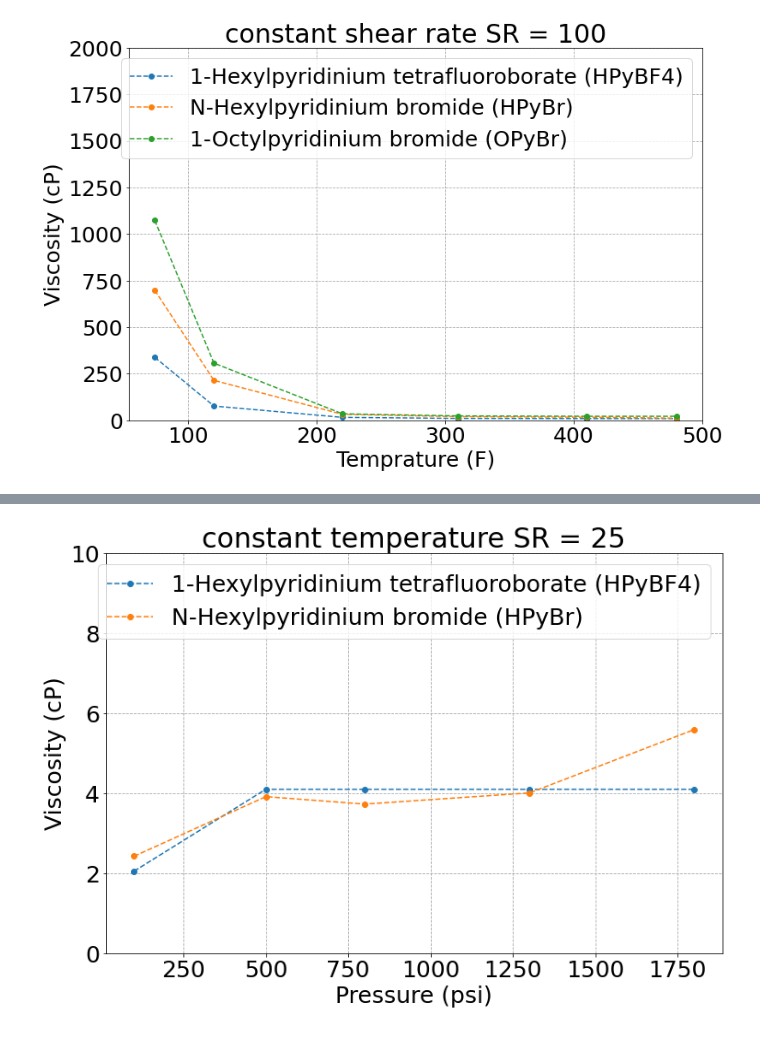
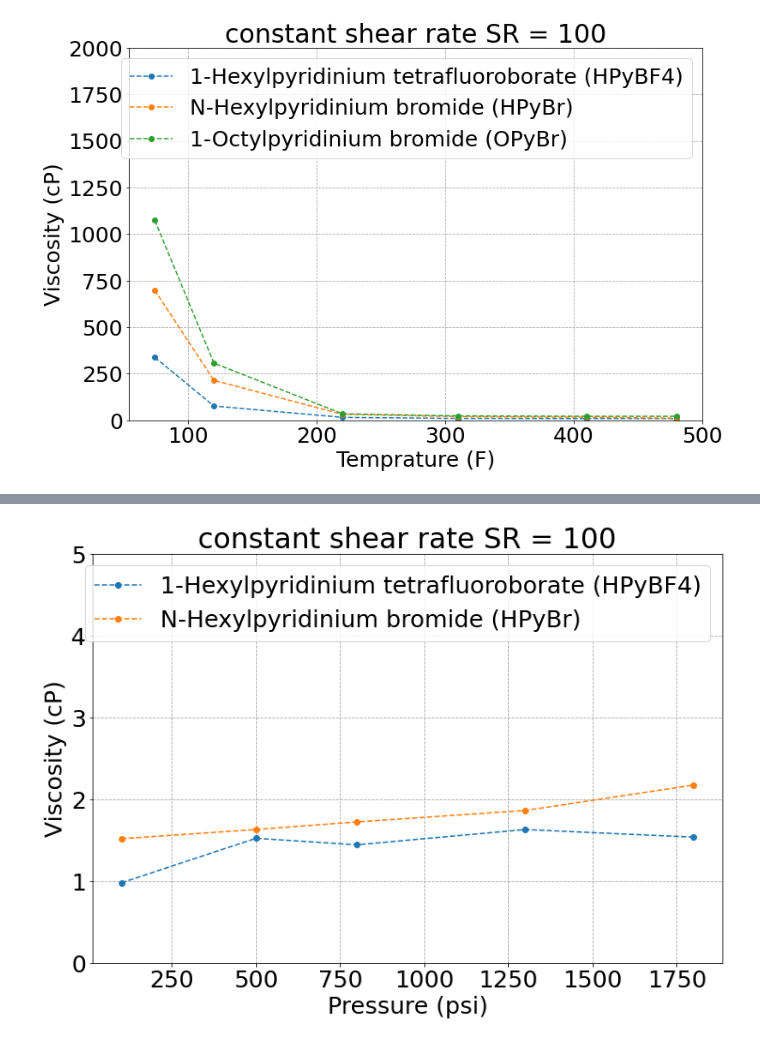
Before and after one commit to Atashnezhad/hpht, a Jupyter notebook: P05.ipynb, the cells around one changed output, grey strips where cells are left out. Drawn from its saved outputs; the diff is of its cells as text; code cells hidden in the pictures.

```diff
--- a/P05.ipynb
+++ b/P05.ipynb
@@ -218,17 +237,17 @@ my_dict = obj.plot_data_4(
 # %%
 obj = MyPlot()
 my_dict = obj.plot_data_4(
     data,
     il_names=["HPyBF4_CT", "HPyBr_CT"],
-    grouop_by_parameter=("SR", 25),
+    grouop_by_parameter=("SR", 100),
     x_parameter="P",
     y_parameter="cP",
     font_size=25,
     maping_dict=mapping_dict,
-    title="constant temperature",
-    y_lim=(0, 10),
+    title="constant shear rate",
+    y_lim=(0, 5),
     x_label="Pressure (psi)",
     y_label="Viscosity (cP)",
 )
 # %% [output]
-[figure, old version]
+[figure, new version]
```
Also changed, not shown: parts of 7 cells of this notebook, 2 other files.
